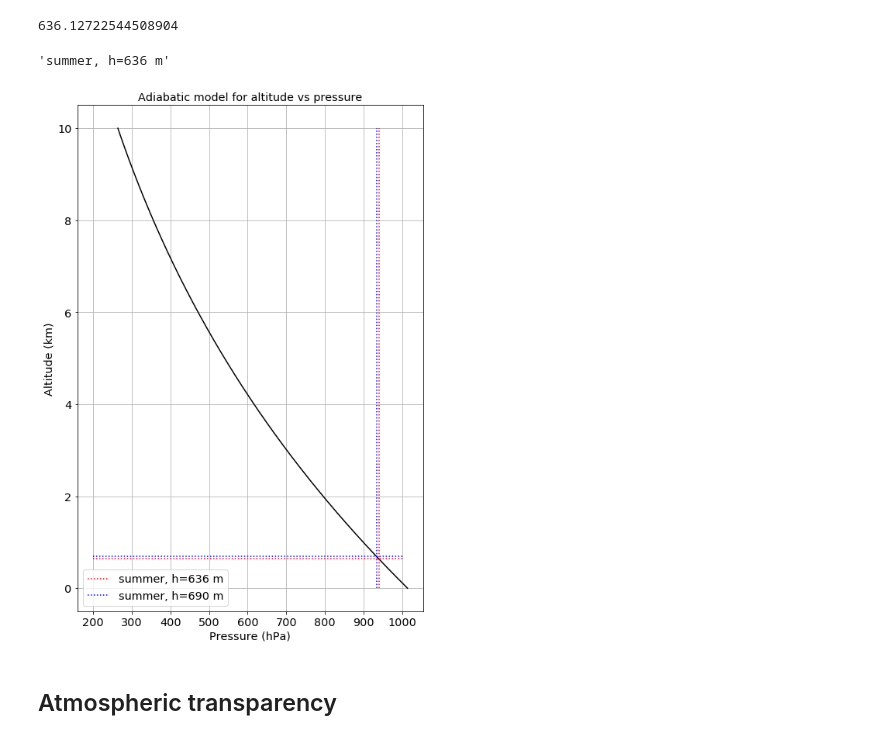
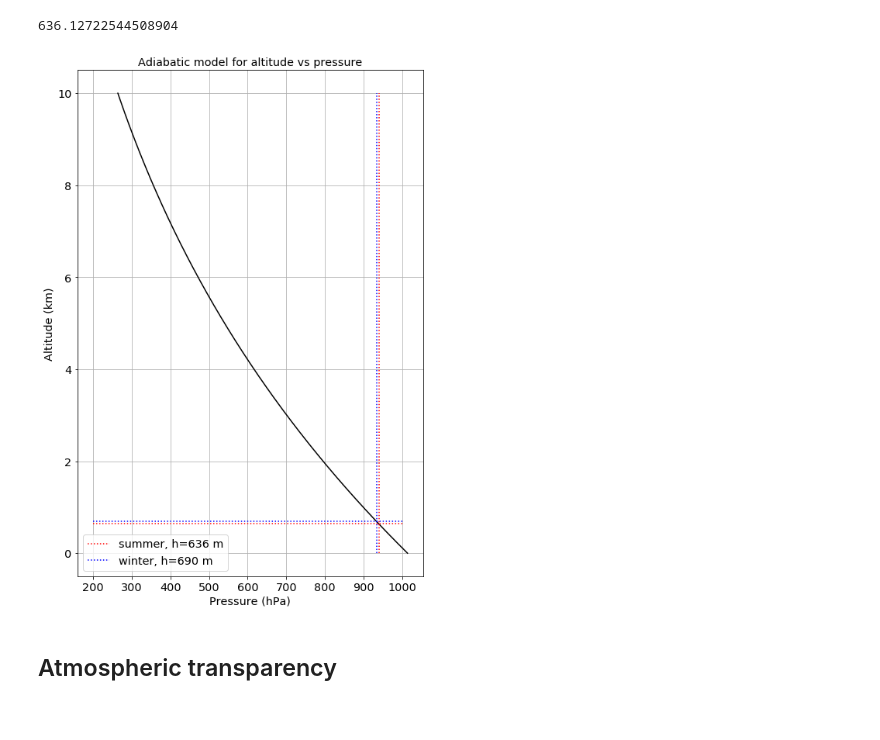
Before and after one commit to sylvielsstfr/GMAOMERRA2, a Jupyter notebook: atmtranspsim_ohp/SimulationAirTransparencyOHP2018_NormRayleigh.ipynb, the cells around one changed output. Cells and saved outputs as stored; diff of their text form; code cells hidden in the pictures.

```diff
--- a/atmtranspsim_ohp/SimulationAirTransparencyOHP2018_NormRayleigh.ipynb
+++ b/atmtranspsim_ohp/SimulationAirTransparencyOHP2018_NormRayleigh.ipynb
@@ -124,28 +124,24 @@ alt_w
 alt_s
 # %% [output]
 636.12722544508904
-# %%
-label_s
-# %% [output]
-'summer, h=636 m'
 # %%
 plt.figure(figsize=(8,12))
 plt.title("Adiabatic model for altitude vs pressure")
 figname="AtmModel.png"
 plt.plot(press,altitudes/1000,'k-')
-label_w="summer, h={:d} m".format(int(alt_w))
+label_w="winter, h={:d} m".format(int(alt_w))
 label_s="summer, h={:d} m".format(int(alt_s))
 plt.plot([P_s,P_s],[0.,10],'r:',label=label_s)
 plt.plot([P_w,P_w],[0.,10],'b:',label=label_w)
 plt.plot([200.,1000.],[alt_s/1000,alt_s/1000],'r:')
 plt.plot([200.,1000.],[alt_w/1000,alt_w/1000],'b:')
 plt.xlabel("Pressure (hPa)")
 plt.ylabel("Altitude (km)")
 plt.legend()
 plt.grid()
 plt.savefig(figname)
 # %% [output]
-[figure, old version]
+[figure, new version]
 # %%
 tau_ray_w=ray.RayOptDepth_adiabatic(WL, altitude=alt_w, costh=1./z_airmass)
 tau_ray_s=ray.RayOptDepth_adiabatic(WL, altitude=alt_s, costh=1./z_airmass)
```
Also changed, not shown: parts of 3 cells of this notebook.
